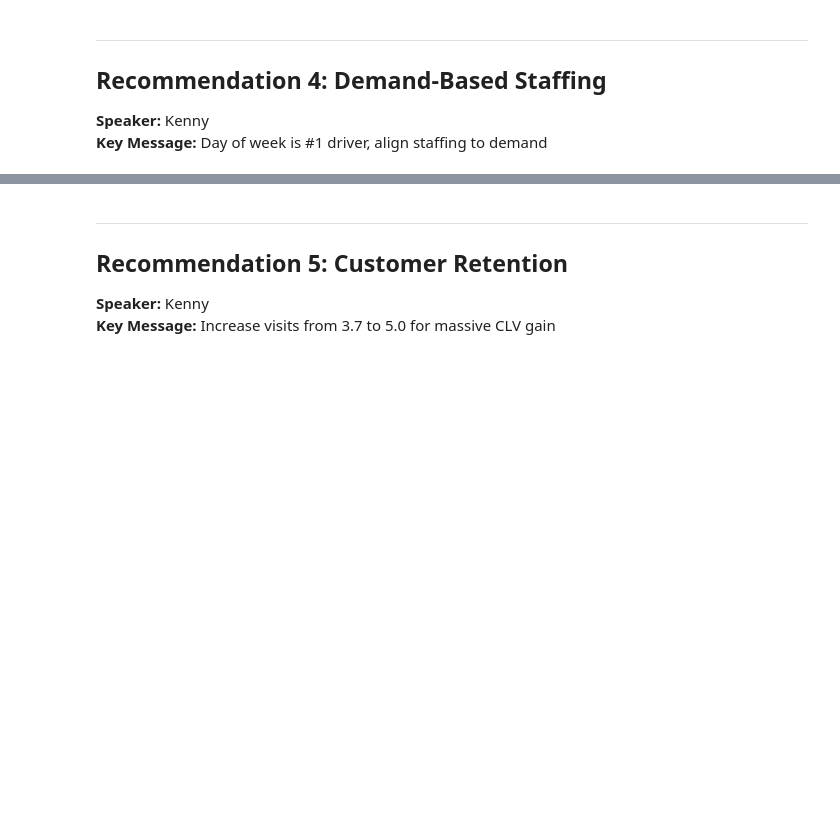
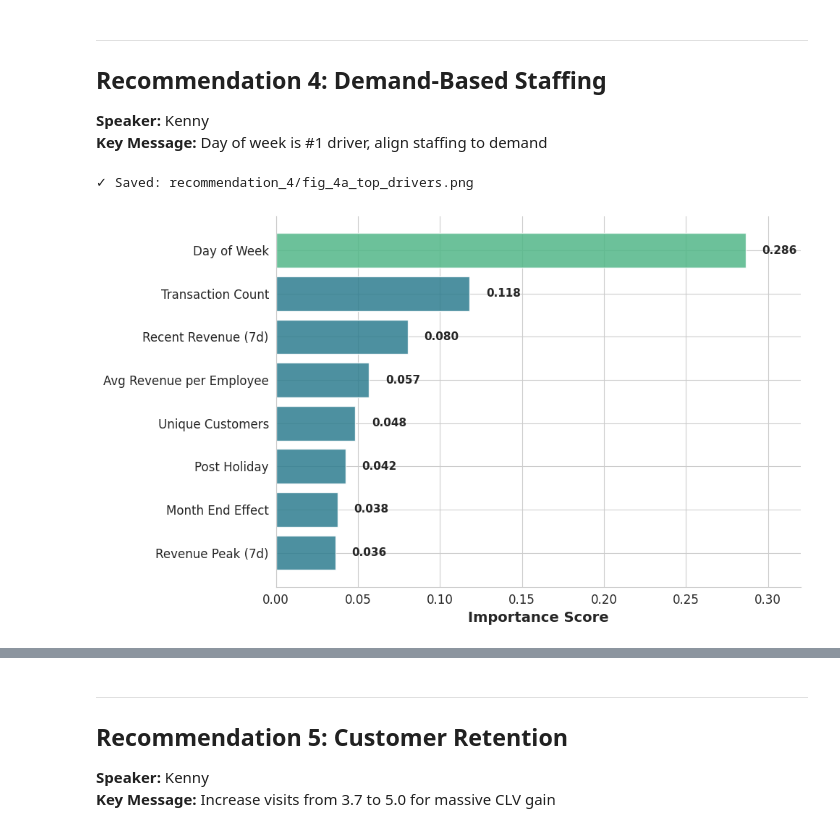
Before and after one commit to Kosmasu/data-science-final-project, a Jupyter notebook: notebooks/06_pitch_visualizations.ipynb, the cells around one changed output, grey strips where cells are left out. Saved outputs shown, nothing was run; the diff lists cells and outputs as text; code cells hidden in the pictures; blank space fills up the shorter version.

```diff
--- a/notebooks/06_pitch_visualizations.ipynb
+++ b/notebooks/06_pitch_visualizations.ipynb
@@ -398,35 +400,38 @@ top_features = feature_importance.head(8)
 
 # Simplify feature names
 simple_names = [
     'Day of Week',
     'Transaction Count',
     'Recent Revenue (7d)',
     'Avg Revenue per Employee',
     'Unique Customers',
     'Post Holiday',
     'Month End Effect',
     'Revenue Peak (7d)'
 ]
 
 fig, ax = plt.subplots(figsize=(10, 6))
 
 colors_list = [SUCCESS if i == 0 else PRIMARY for i in range(len(top_features))]
-bars = ax.barh(simple_names[::-1], top_features['importance'].values[::-1],
+bars = ax.barh(simple_names[::-1], top_features['Importance'].values[::-1],
                color=colors_list[::-1], alpha=0.85)
 
 # Add values
-for i, (bar, val) in enumerate(zip(bars, top_features['importance'].values[::-1])):
+for i, (bar, val) in enumerate(zip(bars, top_features['Importance'].values[::-1])):
     ax.text(val + 0.01, i, f'{val:.3f}', va='center', fontsize=11, fontweight='bold')
 
 ax.set_xlabel('Importance Score', fontsize=14, fontweight='bold')
 ax.set_xlim(0, 0.32)
 ax.spines['top'].set_visible(False)
 ax.spines['right'].set_visible(False)
 
 plt.tight_layout()
 plt.savefig(OUTPUT_BASE / 'recommendation_4' / 'fig_4a_top_drivers.png', dpi=300, bbox_inches='tight')
 print("✓ Saved: recommendation_4/fig_4a_top_drivers.png")
 plt.show()
+# %% [output]
+✓ Saved: recommendation_4/fig_4a_top_drivers.png
+[figure, added]
 # %%
 # Figure 4B: Staffing Alignment
 # Show revenue vs recommended staff by day
```
Also changed, not shown: parts of 9 cells of this notebook.
